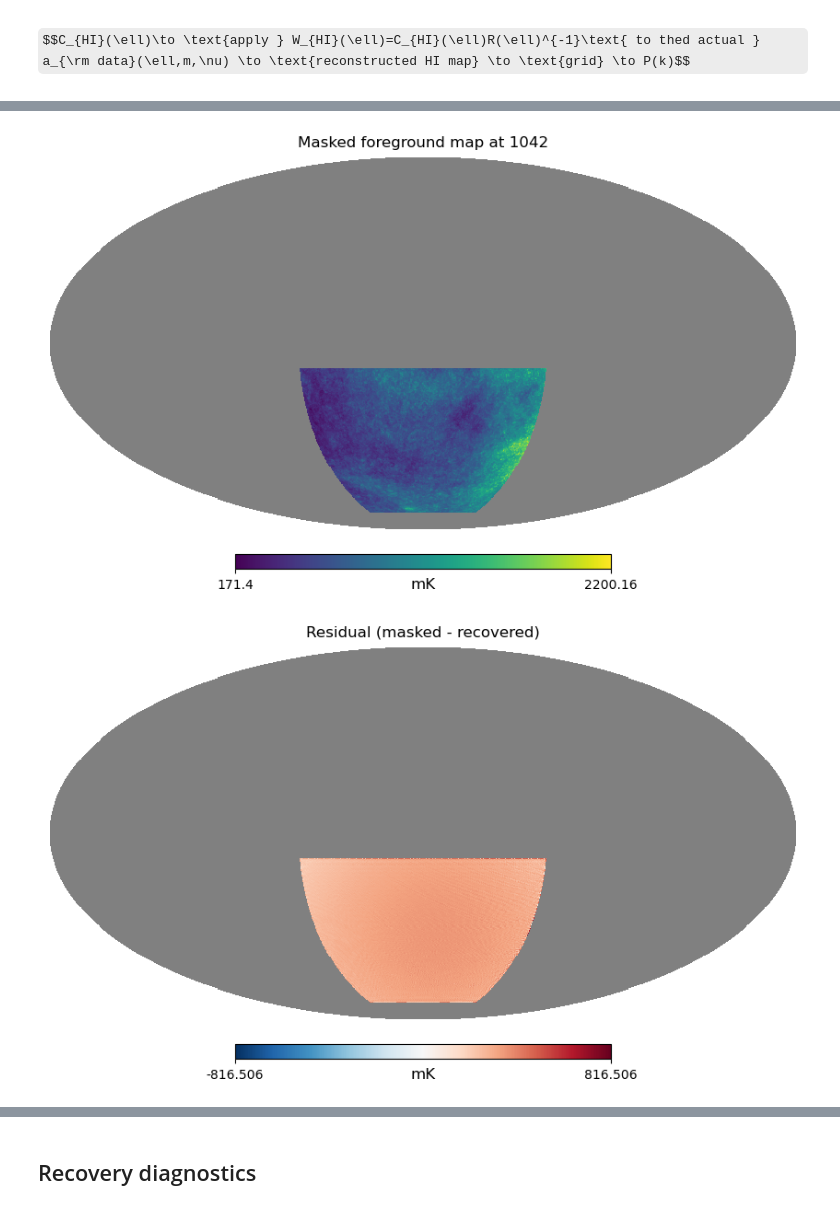
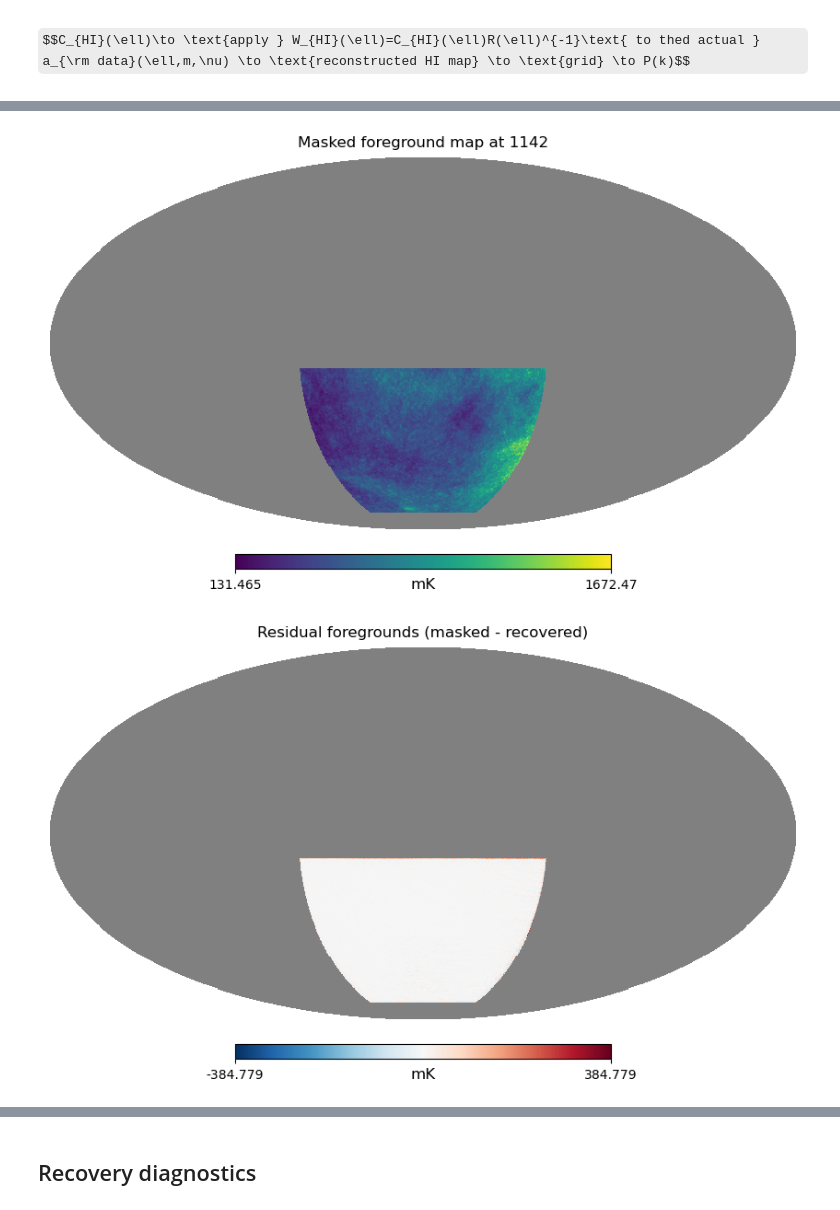
Before and after one commit to urwa99/SMICA_Paper, a Jupyter notebook: Notebooks_1/SMICA.ipynb, the cells around one changed output, grey strips where cells are left out. Cells and saved outputs as stored; diff of their text form; code cells hidden in the pictures; some formulas as TeX source.

Commit message:
added apodized mask , master, some housekeeping, UHF rotated maps loaded, MAJOR FIX: smica and jac are now weighted by bins

```diff
--- a/Notebooks_1/SMICA.ipynb
+++ b/Notebooks_1/SMICA.ipynb
@@ -399,6 +411,11 @@ per-block derivations already used separately in `SMICA_HI.ipynb` and `smica_tes
 n_F = nfreqs * r
 n_L = n_bins * r * r
 n_params = n_a + n_F + n_L
+
+#FIXED
+b_bins = nmt.NmtBin.from_nside_linear(nside, nlb=bin_width)
+n_b = fsky * np.array([sum(2*l + 1 for l in b_bins.get_ell_list(b)) for b in range(n_bins)])
+n_b = n_b / n_b.mean()   # keep relative bin-to-bin weighting, remove the overall scale shift
 
 
 def unpack(theta):
@@ -414,6 +431,11 @@ def pack(a, F, L_b):
 
 
 scale = np.linalg.norm(c_hat)  # purely empirical conditioning factor, no true info
+
+# # The lowest 1-2 ell bins are poorly conditioned for a compact/sharp-edged
+# # patch (few independent modes, large mode-mixing correction) -- excluding
+# # them keeps one badly-estimated bin from dominating the shared-F joint fit.
+# fit_bins = range(2, n_bins)
 
 
 def build_C_total(theta):
@@ -431,7 +453,7 @@ def joint_smica_loss(theta):
         Chat = c_hat[b] / scale
         Rinv = np.linalg.inv(R)
         _, logdet = slogdet(Chat @ Rinv)
-        loss += np.trace(Chat @ Rinv) - logdet - nfreqs
+        loss += n_b[b] * (np.trace(Chat @ Rinv) - logdet - nfreqs)
     return loss
 
 
@@ -449,7 +471,7 @@ def joint_smica_jacobian(theta):
         R = C_model[b] / scale
         Chat = c_hat[b] / scale
         Rinv = np.linalg.inv(R)
-        Delta = Rinv - Rinv @ Chat @ Rinv
+        Delta = n_b[b]*(Rinv - Rinv @ Chat @ Rinv)
 
         # -- HI block --
         C_diag_b = np.diag(C_hi[b])
@@ -537,6 +573,15 @@ for b in range(n_bins):
         idx = hp.Alm.getidx(lmax, l, np.arange(l + 1))
         alm_HI[:, idx] = W_HI[b] @ sky_alm[:, idx]
         alm_FG[:, idx] = W_FG[b] @ sky_alm[:, idx]
+
+# NmtBin.from_lmax_linear only bins up through its last full bin (761 here for
+# lmax=767, nlb=10) -- the remaining few multipoles up to lmax were previously
+# left at zero. Reuse the last bin's filter for them instead of dropping them.
+last_covered_ell = b_nmt.get_ell_list(n_bins - 1)[-1]
+for l in range(lmax + 1):
+    idx = hp.Alm.getidx(lmax, l, np.arange(l + 1))
+    alm_HI[:, idx] = W_HI[n_bins - 1] @ sky_alm[:, idx]
+    alm_FG[:, idx] = W_FG[n_bins - 1] @ sky_alm[:, idx]
 # %%
 # Inverse-spherical harmoic transform each frequency channel back to a HEALPix map, then save for regridding /
 # for P(k) comparison in gridimp_cartesian_cube.ipynb.
@@ -559,13 +618,14 @@ HI truth std (patch)     = 0.09282 mK
 # %%
-hi_masked_nan = apply_mask_with_nan(hi_masked[0], mask)
-hi_recovered_nan = apply_mask_with_nan(hi_recovered[0], mask)
+f=100
+hi_masked_nan = apply_mask_with_nan(hi_masked[f], mask)
+hi_recovered_nan = apply_mask_with_nan(hi_recovered[f], mask)
 vmin, vmax = np.nanmin(hi_masked_nan), np.nanmax(hi_masked_nan)
 
 
-hp.mollview(hi_masked_nan, title=f"Masked HI map at  {freqs[0]}", unit="mK", min=vmin, max=vmax)
-hp.mollview(hi_recovered_nan, title=f"Recovered HI map at {freqs[0]}", unit="mK", min=vmin, max=vmax)
+hp.mollview(hi_masked_nan, title=f"Masked HI map at  {freqs[f]}", unit="mK", min=vmin, max=vmax)
+hp.mollview(hi_recovered_nan, title=f"Recovered HI map at {freqs[f]}", unit="mK", min=vmin, max=vmax)
 
-residual = hi_masked_nan - hi_recovered_nan
+residual = hi_masked_nan -hi_recovered_nan
 vabs = np.nanmax(np.abs(residual))
 hp.mollview(residual, title="Residual (masked - recovered)", unit="mK", cmap='RdBu_r', min=-vabs, max=vabs)
 # %% [output]
@@ -575,12 +635,12 @@ hp.mollview(residual, title="Residual (masked - recovered)", unit="mK", cmap='Rd
 # %%
-fgds_masked_nan = apply_mask_with_nan(fgds_masked[0], mask)
-fgds_recovered_nan = apply_mask_with_nan(fg_recovered[0], mask)
+fgds_masked_nan = apply_mask_with_nan(fgds_masked[f], mask)
+fgds_recovered_nan = apply_mask_with_nan(fg_recovered[f], mask)
 vmin, vmax = np.nanmin(fgds_masked_nan), np.nanmax(fgds_masked_nan)
 
-hp.mollview(fgds_recovered_nan, title=f"Recovered foreground map at {freqs[0]}", unit="mK", min=vmin, max=vmax)
-hp.mollview(fgds_masked_nan, title=f"Masked foreground map at {freqs[0]}", unit="mK", min=vmin, max=vmax)
+hp.mollview(fgds_recovered_nan, title=f"Recovered foreground map at {freqs[f]}", unit="mK", min=vmin, max=vmax)
+hp.mollview(fgds_masked_nan, title=f"Masked foreground map at {freqs[f]}", unit="mK", min=vmin, max=vmax)
 
 residual_fg = fgds_masked_nan - fgds_recovered_nan
 vabs = np.nanmax(np.abs(residual_fg))
-hp.mollview(residual_fg, title="Residual (masked - recovered)", unit="mK", cmap='RdBu_r', min=-vabs, max=vabs)
+hp.mollview(residual_fg, title="Residual foregrounds (masked - recovered)", unit="mK", cmap='RdBu_r', min=-vabs, max=vabs)
 # %% [output]
@@ -588,2 +648,2 @@ hp.mollview(residual_fg, title="Residual (masked - recovered)", unit="mK", cmap=
-[figure, old version]
+[figure, new version]
-[figure, old version]
+[figure, new version]
```
Also changed, not shown: parts of 31 cells of this notebook.
